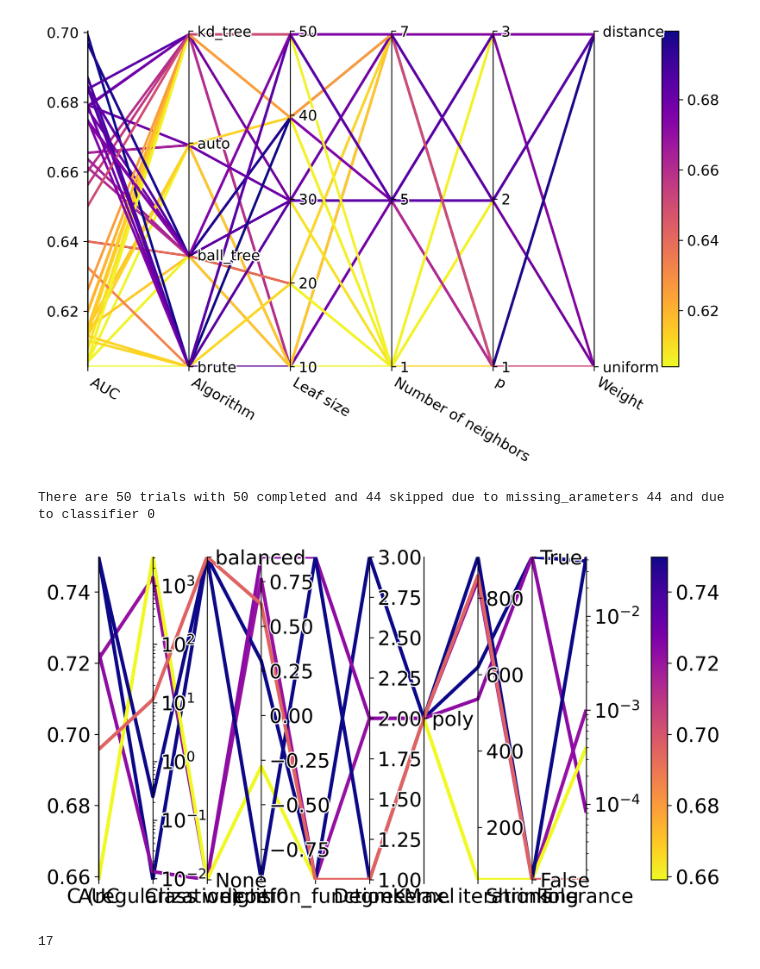
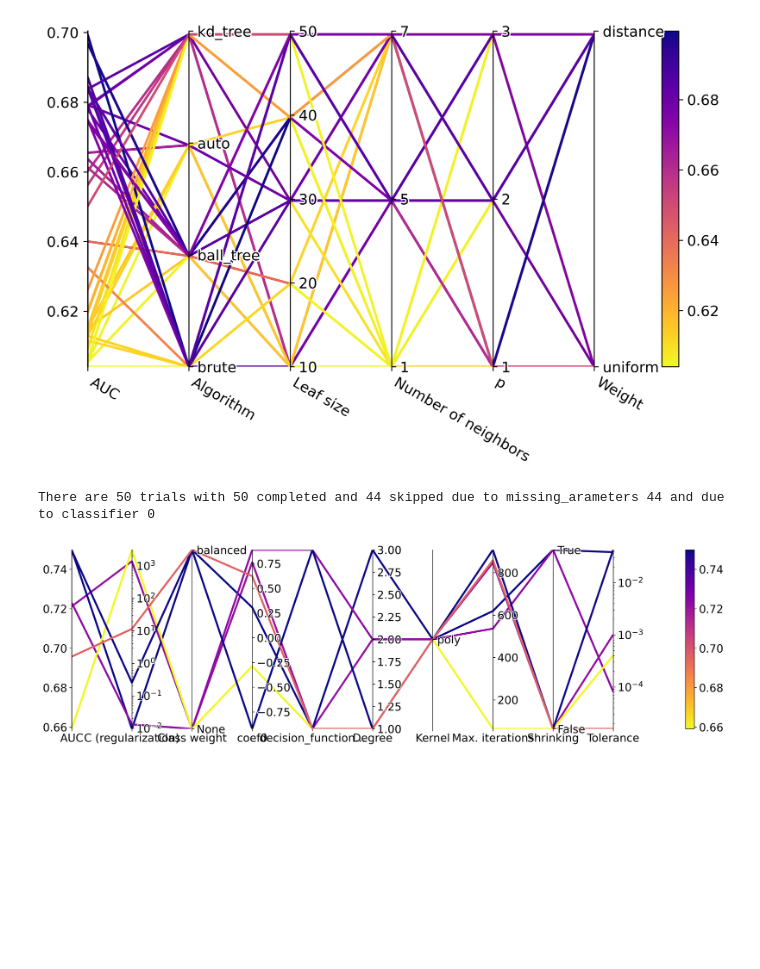
Before and after one commit to AndressaStefany/severityPrediction, a Jupyter notebook: src/baseline/visualize_baseline_results.ipynb, the cells around one changed output. Cells and saved outputs as stored; diff of their text form; code cells hidden in the pictures; blank space fills up the shorter version.

```diff
--- a/src/baseline/visualize_baseline_results.ipynb
+++ b/src/baseline/visualize_baseline_results.ipynb
@@ -457,28 +457,24 @@ There are 50 trials with 50 completed and 0 skipped due to missing_arameters 0 a
 # %%
 mappingSvc = {'C':'C (regularization)',
               'class_weight':'Class weight',
               'coef0':'coef0',
               'decision_function_shape':'Decision fn shape',
               'degree':'Degree',
               'kernel': 'Kernel',
               'max_iter': 'Max. iterations',
               'shrinking':'Shrinking',
               'tol':'Tolerance',
               'Objective Value': 'AUC'}
 params = [k for k in mappingSvc if k != "Objective Value"]
 fig_svc = plot_parallel_coordinate(study_svc_moz,
                                   params,
                                   mapping=mappingSvc,
                                   cmap="plasma_r",
                                   linewidths=3,
-                                  figsize=(10,5),
+                                  figsize=(20,5),
                                   dpi=300,
                                   filter_classifier_name="SVC",
                                   fontsize=17)
 # %% [output]
 There are 50 trials with 50 completed and 44 skipped due to missing_arameters 44 and due to classifier 0
-[figure, old version]
+[figure, new version]
-# %%
-len("decision_function")
-# %% [output]
-17
```
